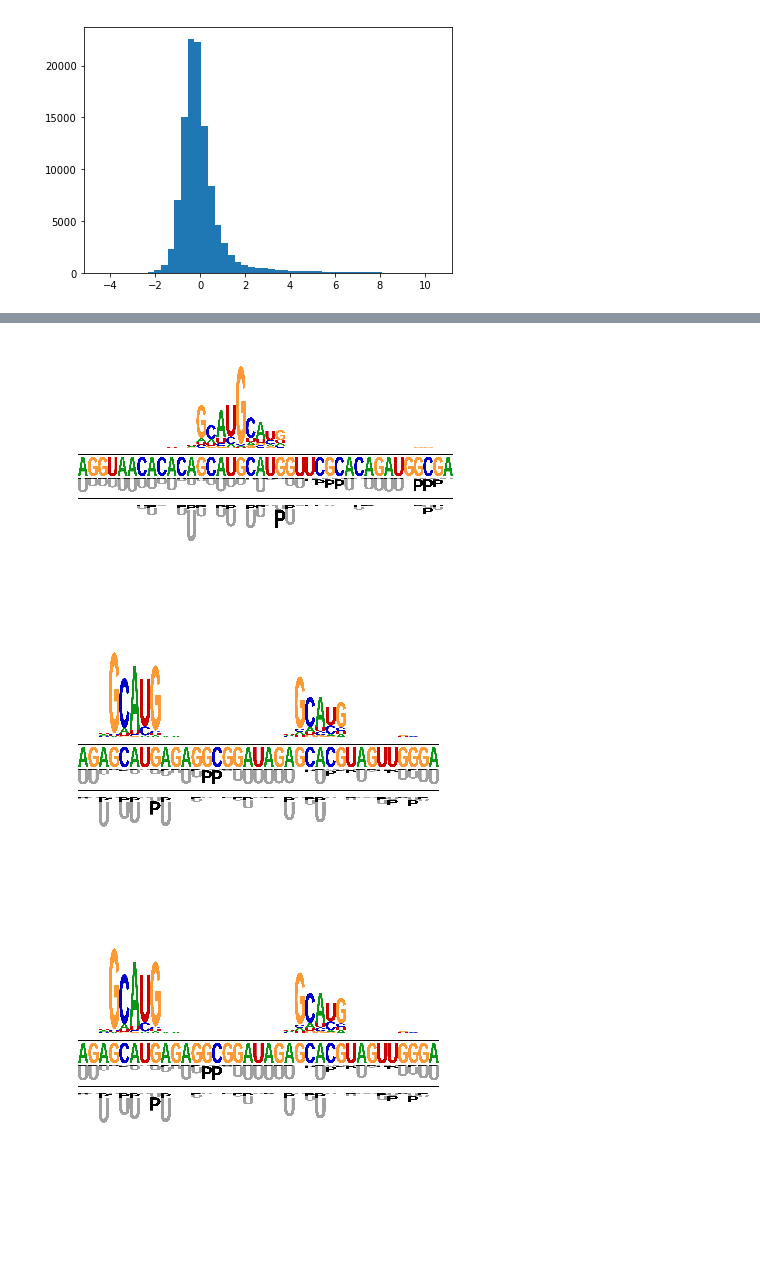
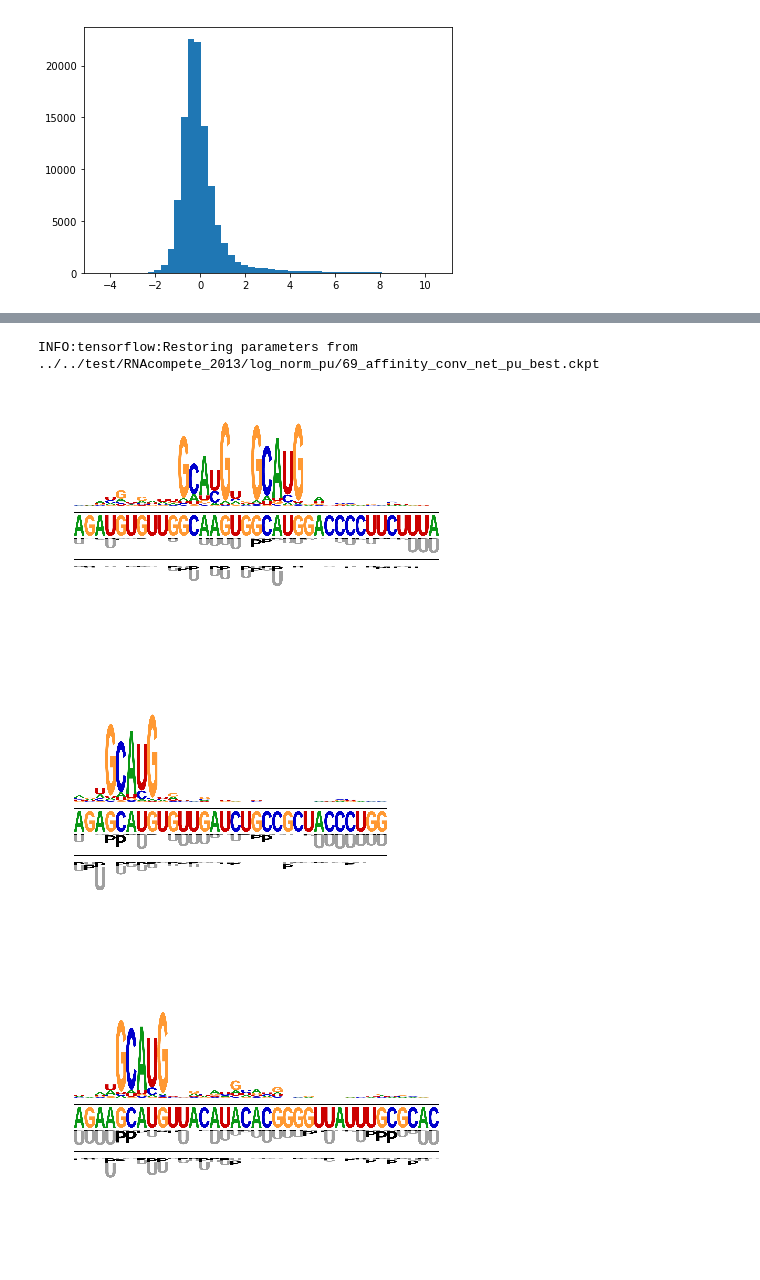
Before and after one commit to p-anand/neuralbinder, a Jupyter notebook: affinity_binder/Example_rnacompete_2013_analysis.ipynb, the cells around one changed output, grey strips where cells are left out. Cells and saved outputs as stored; diff of their text form; code cells hidden in the pictures; blank space fills up the shorter version.

```diff
--- a/affinity_binder/Example_rnacompete_2013_analysis.ipynb
+++ b/affinity_binder/Example_rnacompete_2013_analysis.ipynb
@@ -23,7 +23,7 @@ data_path = '../../data/RNAcompete_2013/rnacompete2013.h5'
 experiments = helper.get_experiments_hdf5(data_path)
 # %%
 rbp_index = 69
-ss_type = 'pu'
+ss_type = 'seq'
 normalize_method = 'log_norm'
 
 # load rbp dataset
@@ -37,7 +37,7 @@ plt.hist(train['targets'][:,0], bins=50);
 [figure]
 # %%
 # set output file paths
-model = 'affinity_conv_net'
+model = 'affinity_residual_net'
 genome_model = helper.import_model(model)
 input_shape = list(train['inputs'].shape)
 input_shape[0] = None
@@ -132,32 +131,33 @@ plt.scatter(predictions, test['targets'])
 # %%
 num_plots = 3
 max_indices = np.argsort(predictions[:,0])[::-1]
 plot_range = range(0,num_plots)
-plot_index = max_indices[plot_range]
+plot_index = max_indices[510:513]
 X = test['inputs'][plot_index]
 
 # parameters for saliency analysis
 params = {'genome_model': genome_model.model,
           'input_shape': input_shape,
           'output_shape': output_shape,
           'model_path': file_path+'_best.ckpt',
           'optimization': optimization
          }
 
 # guided backprop saliency
 guided_saliency = saliency.guided_backprop(X, layer='output', class_index=0, params=params)
 
 for i in range(num_plots):
 
     # plot saliency comparison
     fig = plt.figure()
     plt = visualize.plot_seq_struct_saliency(np.squeeze(X)[i].T, np.squeeze(guided_saliency[i]).T, nt_width=100, norm_factor=3)
 
     #output_name = '{:.2f}'.format(predictions[i,0]) + '_' + '{:.2f}'.format(data['targets'][i,0])
     #outfile = os.path.join(save_path, output_name+'.pdf')
     #fig.savefig(outfile, format='pdf', dpi=200, bbox_inches='tight')
     #plt.close()
 # %% [output]
+INFO:tensorflow:Restoring parameters from ../../test/RNAcompete_2013/log_norm_pu/69_affinity_conv_net_pu_best.ckpt
-[figure, old version]
+[figure, new version]
-[figure, old version]
+[figure, new version]
-[figure, old version]
+[figure, new version]
```
Also changed, not shown: parts of 18 cells of this notebook, 20 other files.
